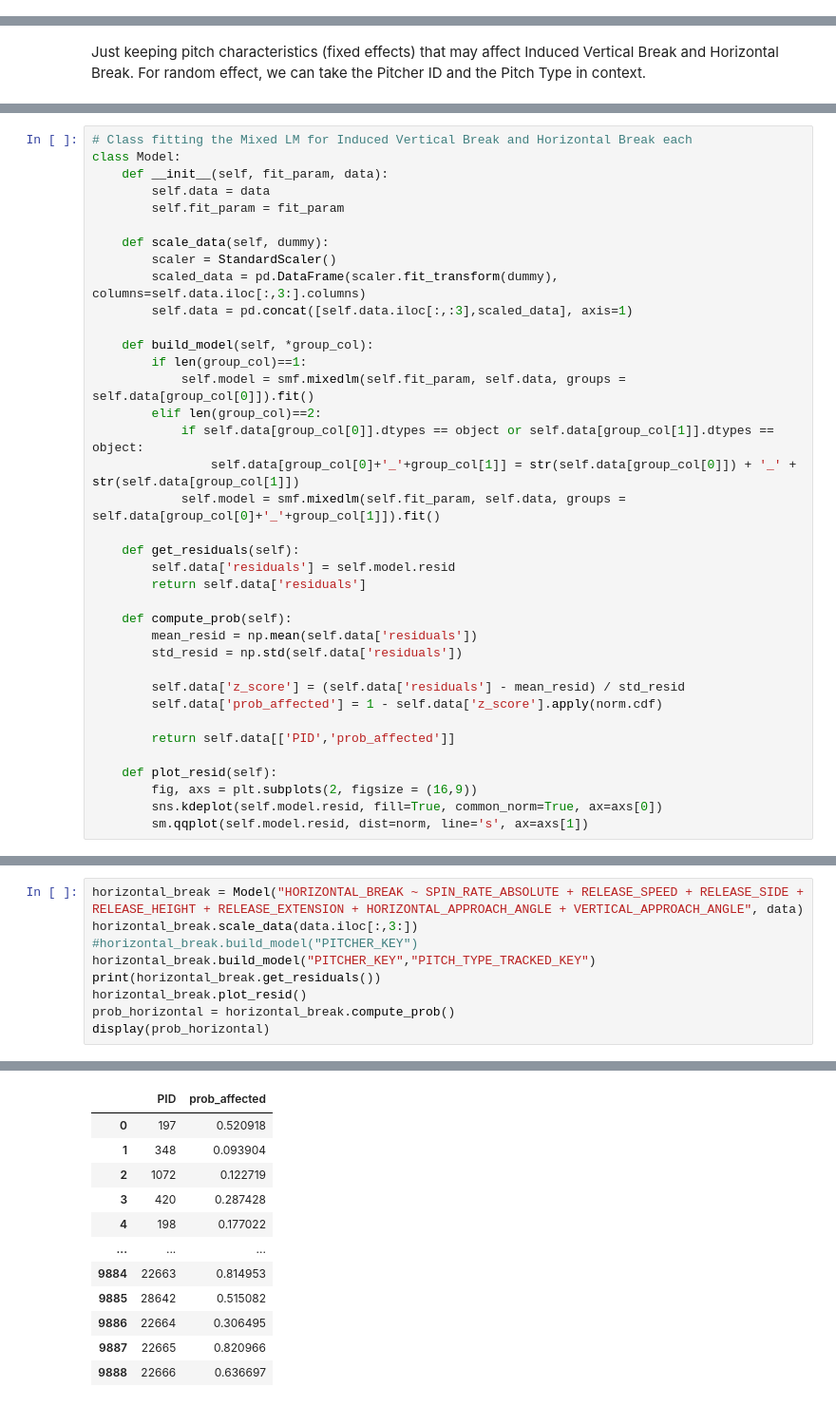
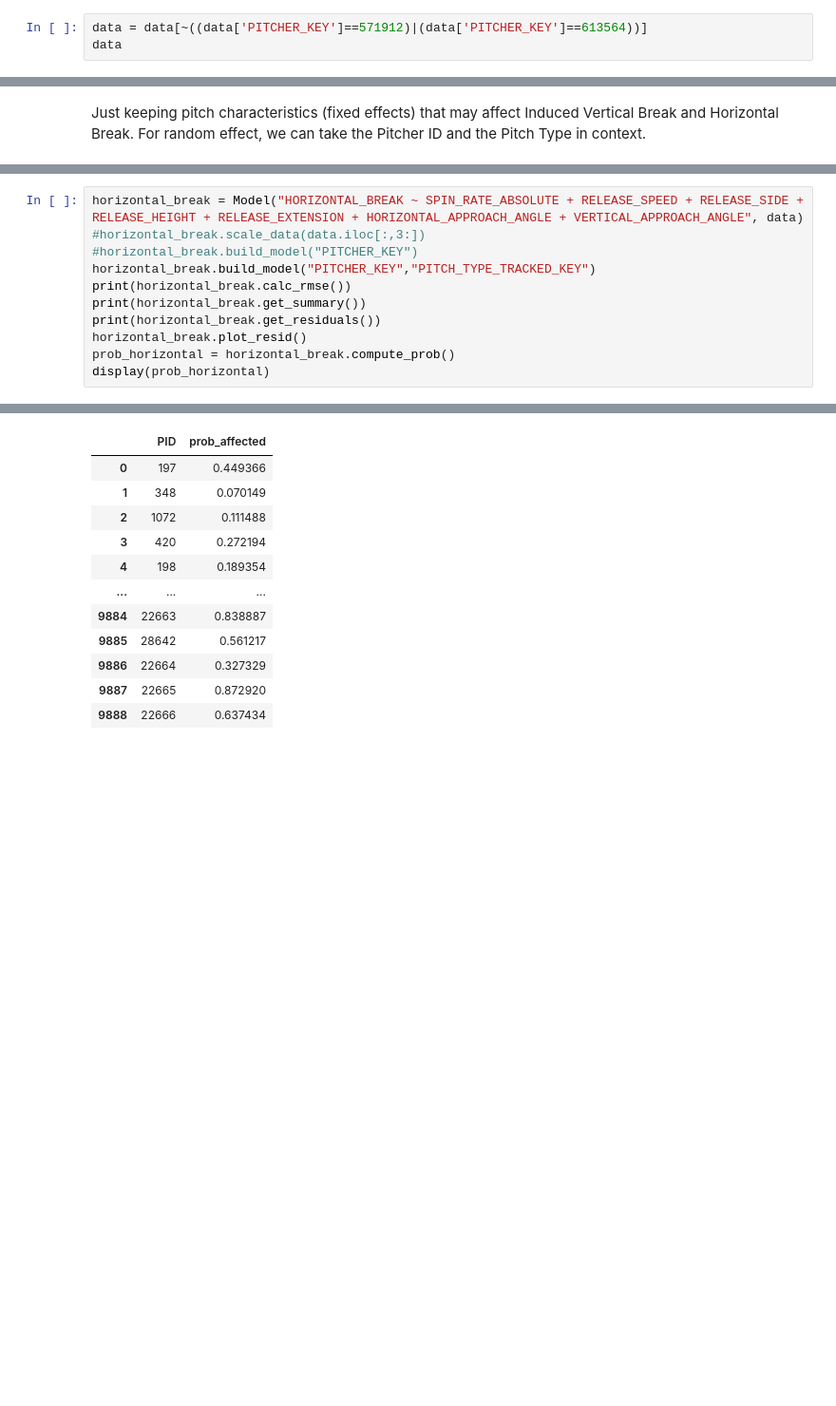
Before and after one commit to sidthakur08/dewpoint-vs-pitch, a Jupyter notebook: exploration.ipynb, the cells around one changed output, grey strips where cells are left out. Shown at 95% size. Saved outputs shown, nothing was run; the diff lists cells and outputs as text; blank space fills up the shorter version.

```diff
--- a/exploration.ipynb
+++ b/exploration.ipynb
@@ -162,0 +204,3 @@ data.describe()
+# %%
+data = data[~((data['PITCHER_KEY']==571912)|(data['PITCHER_KEY']==613564))]
+data
@@ -220,37 +326,0 @@ I will remove the highly correlated because,
-# %%
-# Class fitting the Mixed LM for Induced Vertical Break and Horizontal Break each
-class Model:
-    def __init__(self, fit_param, data):
-        self.data = data
-        self.fit_param = fit_param
-
-    def scale_data(self, dummy):
-        scaler = StandardScaler()
-        scaled_data = pd.DataFrame(scaler.fit_transform(dummy), columns=self.data.iloc[:,3:].columns)
-        self.data = pd.concat([self.data.iloc[:,:3],scaled_data], axis=1)
-
-    def build_model(self, *group_col):
-        if len(group_col)==1:
-            self.model = smf.mixedlm(self.fit_param, self.data, groups = self.data[group_col[0]]).fit()
-        elif len(group_col)==2:
-            if self.data[group_col[0]].dtypes == object or self.data[group_col[1]].dtypes == object:
-                self.data[group_col[0]+'_'+group_col[1]] = str(self.data[group_col[0]]) + '_' + str(self.data[group_col[1]])
-            self.model = smf.mixedlm(self.fit_param, self.data, groups = self.data[group_col[0]+'_'+group_col[1]]).fit()
-
-    def get_residuals(self):
-        self.data['residuals'] = self.model.resid
-        return self.data['residuals']
-
-    def compute_prob(self):
-        mean_resid = np.mean(self.data['residuals'])
-        std_resid = np.std(self.data['residuals'])
-
-        self.data['z_score'] = (self.data['residuals'] - mean_resid) / std_resid
-        self.data['prob_affected'] = 1 - self.data['z_score'].apply(norm.cdf)
-
-        return self.data[['PID','prob_affected']]
-
-    def plot_resid(self):
-        fig, axs = plt.subplots(2, figsize = (16,9))
-        sns.kdeplot(self.model.resid, fill=True, common_norm=True, ax=axs[0])
-        sm.qqplot(self.model.resid, dist=norm, line='s', ax=axs[1])
@@ -293,8 +497,10 @@ Name: residuals, Length: 9889, dtype: float64
 # %%
 horizontal_break = Model("HORIZONTAL_BREAK ~ SPIN_RATE_ABSOLUTE + RELEASE_SPEED + RELEASE_SIDE + RELEASE_HEIGHT + RELEASE_EXTENSION + HORIZONTAL_APPROACH_ANGLE + VERTICAL_APPROACH_ANGLE", data)
-horizontal_break.scale_data(data.iloc[:,3:])
+#horizontal_break.scale_data(data.iloc[:,3:])
 #horizontal_break.build_model("PITCHER_KEY")
 horizontal_break.build_model("PITCHER_KEY","PITCH_TYPE_TRACKED_KEY")
+print(horizontal_break.calc_rmse())
+print(horizontal_break.get_summary())
 print(horizontal_break.get_residuals())
 horizontal_break.plot_resid()
 prob_horizontal = horizontal_break.compute_prob()
@@ -315,12 +527,12 @@ Name: residuals, Length: 9889, dtype: float64
 |  | PID | prob_affected |
-| 0 | 197 | 0.520918 |
-| 1 | 348 | 0.093904 |
-| 2 | 1072 | 0.122719 |
-| 3 | 420 | 0.287428 |
-| 4 | 198 | 0.177022 |
+| 0 | 197 | 0.449366 |
+| 1 | 348 | 0.070149 |
+| 2 | 1072 | 0.111488 |
+| 3 | 420 | 0.272194 |
+| 4 | 198 | 0.189354 |
 | ... | ... | ... |
-| 9884 | 22663 | 0.814953 |
-| 9885 | 28642 | 0.515082 |
-| 9886 | 22664 | 0.306495 |
-| 9887 | 22665 | 0.820966 |
-| 9888 | 22666 | 0.636697 |
+| 9884 | 22663 | 0.838887 |
+| 9885 | 28642 | 0.561217 |
+| 9886 | 22664 | 0.327329 |
+| 9887 | 22665 | 0.872920 |
+| 9888 | 22666 | 0.637434 |
```
Also changed, not shown: parts of 36 cells of this notebook, 2 other files.
